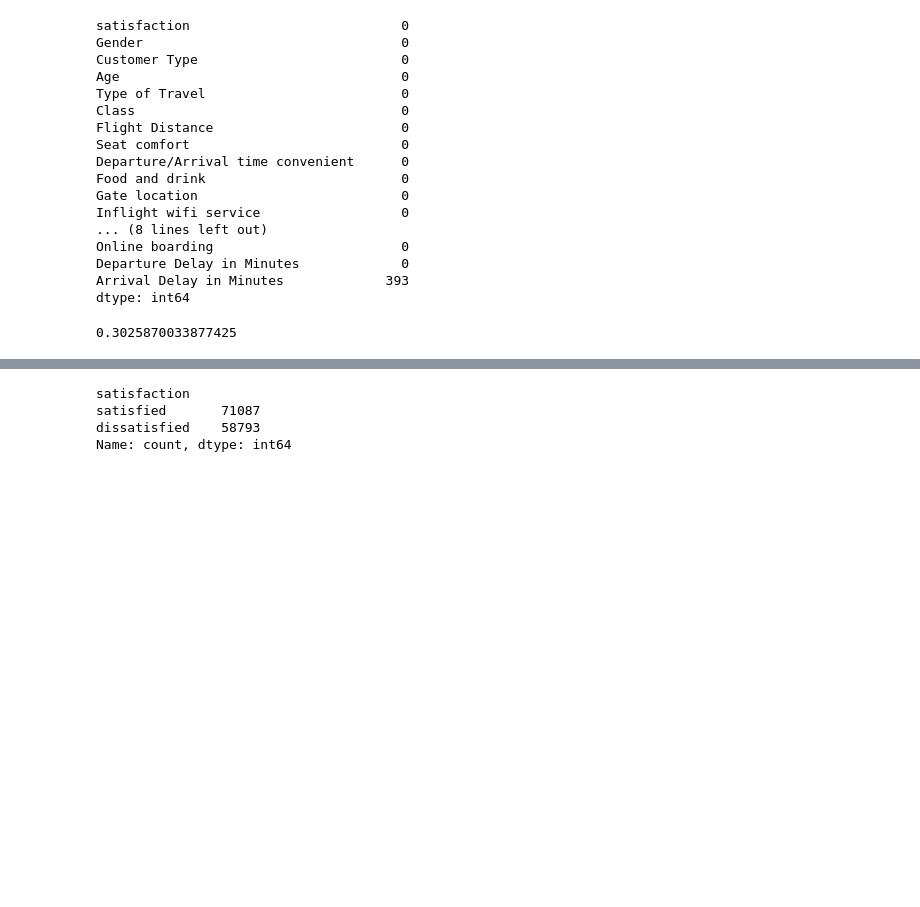
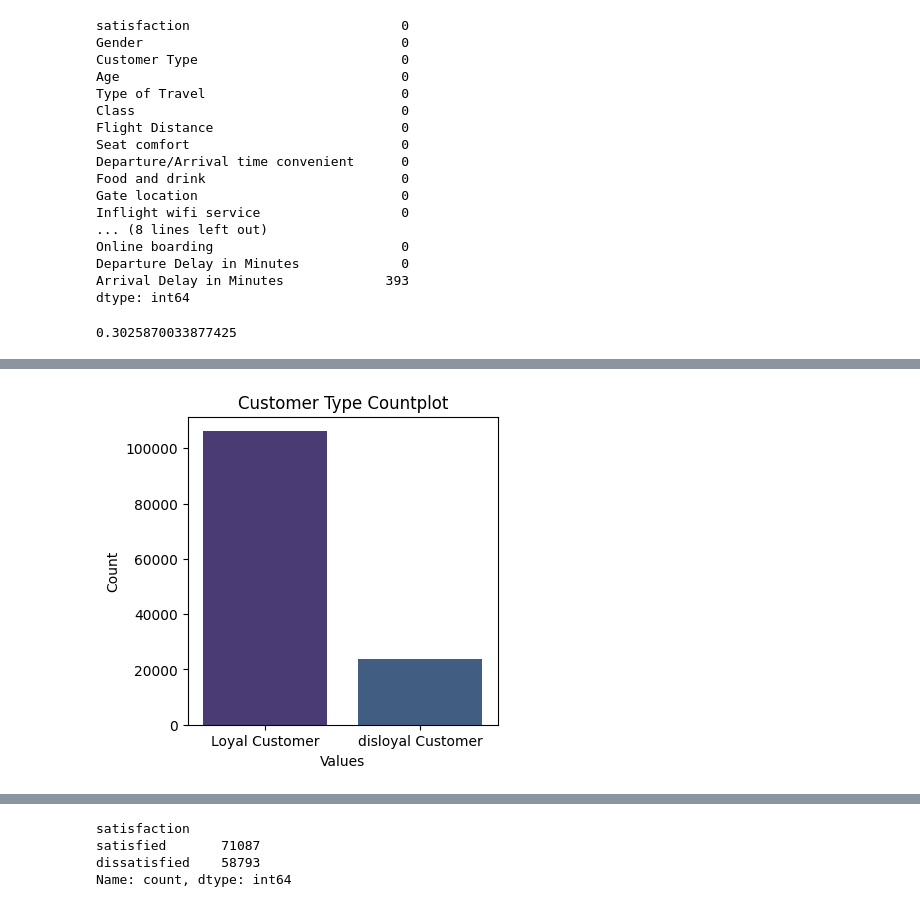
Before and after one commit to Lughaidh-w/Airline-Customer-Satisfaction, a Jupyter notebook: CA1.ipynb, the cells around one changed output, grey strips where cells are left out. Drawn from its saved outputs; the diff is of its cells as text; code cells hidden in the pictures; blank space fills up the shorter version.

```diff
--- a/CA1.ipynb
+++ b/CA1.ipynb
@@ -119,0 +140,4 @@ NameError: name 'plt' is not defined
+# %%
+countplot(df, "Customer Type", title="Customer Type Countplot")
+# %% [output]
+[figure, added]
```
Also changed, not shown: parts of 18 cells of this notebook, 4 other files.
